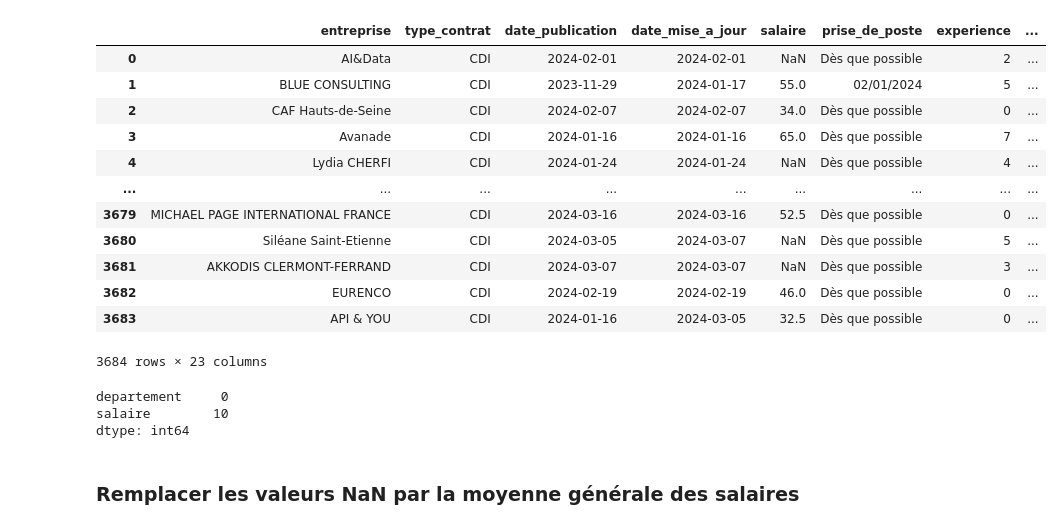
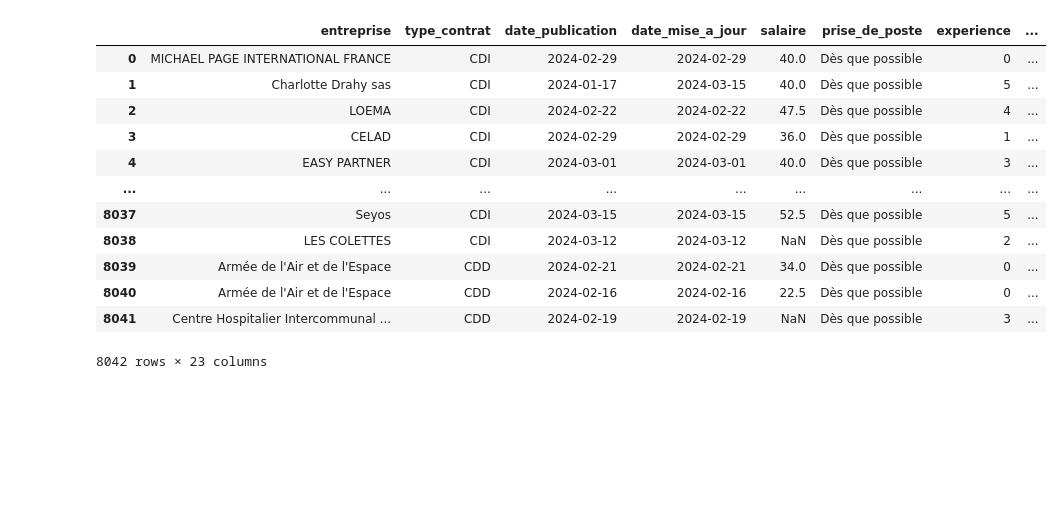
Before and after one commit to Racha1004/DALAS_projet, a Jupyter notebook: 3_ML.ipynb, the cells around one changed output. Saved outputs shown, nothing was run; the diff lists cells and outputs as text; code cells hidden in the pictures; blank space fills up the shorter version.

```diff
--- a/3_ML.ipynb
+++ b/3_ML.ipynb
@@ -6,26 +7,17 @@ from sklearn.preprocessing import StandardScaler
 # %%
-df = pd.read_csv('Scrapped_Data/Merge_data_cybSec_ancienne/Apec_data_total_merged_filred_cleaned.csv')
+df = pd.read_csv('Scrapped_Data/Data_APEC_all/all_data_V1_cleaned.csv')
 df
 # %% [output]
 |  | entreprise | type_contrat | date_publication | date_mise_a_jour | salaire | prise_de_poste | experience | ... |
-| 0 | AI&Data | CDI | 2024-02-01 | 2024-02-01 | NaN | Dès que possible | 2 | ... |
-| 1 | BLUE CONSULTING | CDI | 2023-11-29 | 2024-01-17 | 55.0 | 02/01/2024 | 5 | ... |
-| 2 | CAF Hauts-de-Seine | CDI | 2024-02-07 | 2024-02-07 | 34.0 | Dès que possible | 0 | ... |
-| 3 | Avanade | CDI | 2024-01-16 | 2024-01-16 | 65.0 | Dès que possible | 7 | ... |
-| 4 | Lydia CHERFI | CDI | 2024-01-24 | 2024-01-24 | NaN | Dès que possible | 4 | ... |
+| 0 | MICHAEL PAGE INTERNATIONAL FRANCE | CDI | 2024-02-29 | 2024-02-29 | 40.0 | Dès que possible | 0 | ... |
+| 1 | Charlotte Drahy sas | CDI | 2024-01-17 | 2024-03-15 | 40.0 | Dès que possible | 5 | ... |
+| 2 | LOEMA | CDI | 2024-02-22 | 2024-02-22 | 47.5 | Dès que possible | 4 | ... |
+| 3 | CELAD | CDI | 2024-02-29 | 2024-02-29 | 36.0 | Dès que possible | 1 | ... |
+| 4 | EASY PARTNER | CDI | 2024-03-01 | 2024-03-01 | 40.0 | Dès que possible | 3 | ... |
 | ... | ... | ... | ... | ... | ... | ... | ... | ... |
-| 3679 | MICHAEL PAGE INTERNATIONAL FRANCE | CDI | 2024-03-16 | 2024-03-16 | 52.5 | Dès que possible | 0 | ... |
-| 3680 | Siléane Saint-Etienne | CDI | 2024-03-05 | 2024-03-07 | NaN | Dès que possible | 5 | ... |
-| 3681 | AKKODIS CLERMONT-FERRAND | CDI | 2024-03-07 | 2024-03-07 | NaN | Dès que possible | 3 | ... |
-| 3682 | EURENCO | CDI | 2024-02-19 | 2024-02-19 | 46.0 | Dès que possible | 0 | ... |
-| 3683 | API & YOU | CDI | 2024-01-16 | 2024-03-05 | 32.5 | Dès que possible | 0 | ... |
+| 8037 | Seyos | CDI | 2024-03-15 | 2024-03-15 | 52.5 | Dès que possible | 5 | ... |
+| 8038 | LES COLETTES | CDI | 2024-03-12 | 2024-03-12 | NaN | Dès que possible | 2 | ... |
+| 8039 | Armée de l'Air et de l'Espace | CDD | 2024-02-21 | 2024-02-21 | 34.0 | Dès que possible | 0 | ... |
+| 8040 | Armée de l'Air et de l'Espace | CDD | 2024-02-16 | 2024-02-16 | 22.5 | Dès que possible | 0 | ... |
+| 8041 | Centre Hospitalier Intercommunal ... | CDD | 2024-02-19 | 2024-02-19 | NaN | Dès que possible | 3 | ... |
-3684 rows × 23 columns
+8042 rows × 23 columns
-# %%
-moyenne_salaire_par_departement = df.groupby("departement")["salaire"].mean().reset_index()
-moyenne_salaire_par_departement.isna().sum()
-# %% [output]
-departement     0
-salaire        10
-dtype: int64
-# %% [markdown]
-### Remplacer les valeurs NaN par la moyenne générale des salaires
```
Also changed, not shown: parts of 9 cells of this notebook.
